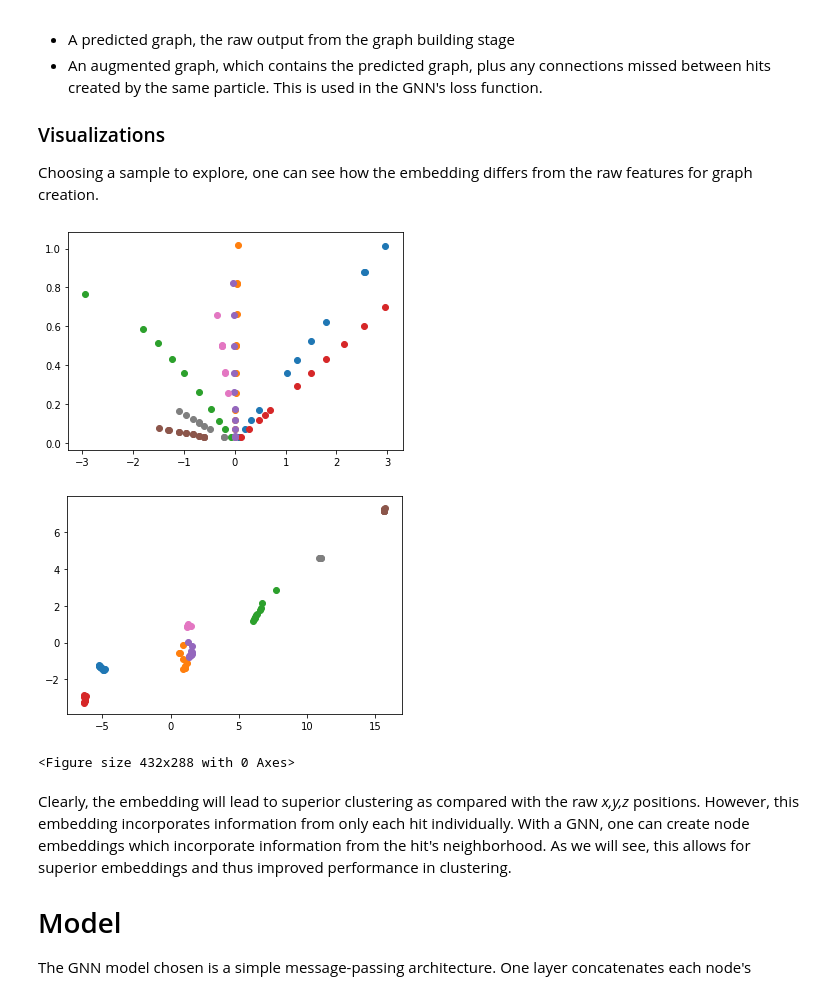
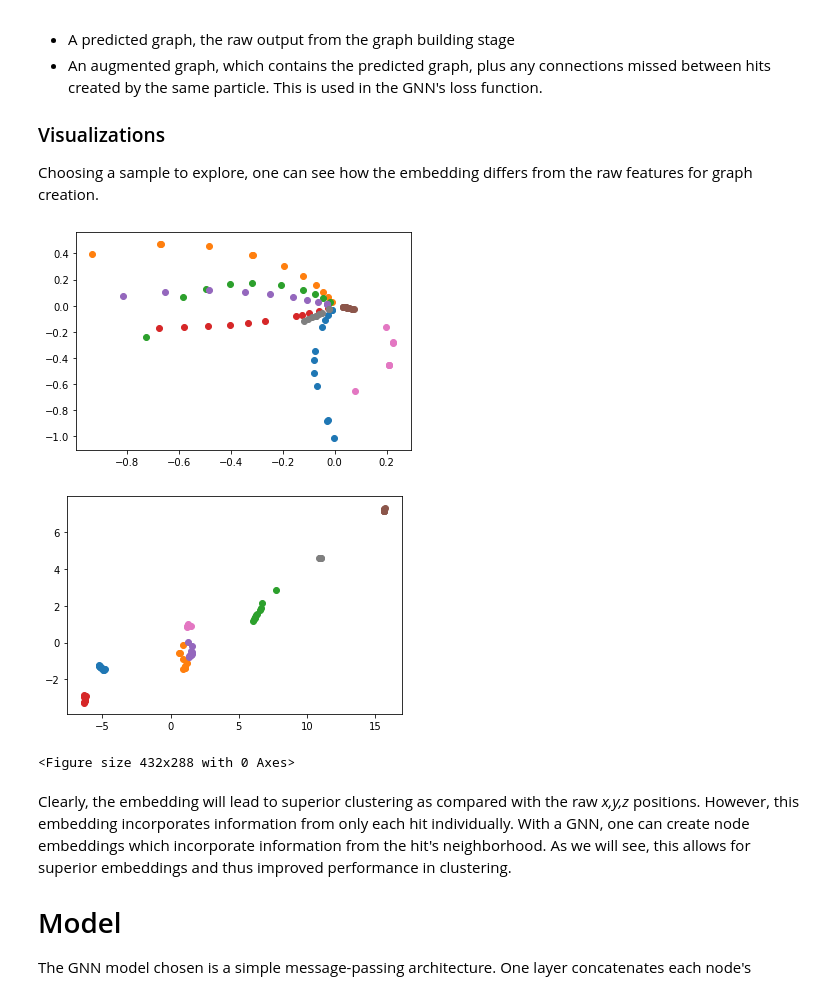
Before and after one commit to xkuang/KDD-2019-Hands-on, a Jupyter notebook: 2_clustering/gnn_cluster.ipynb, the cells around one changed output. Saved outputs shown, nothing was run; the diff lists cells and outputs as text; code cells hidden in the pictures.

Commit message:
Update clustering notebook

```diff
--- a/2_clustering/gnn_cluster.ipynb
+++ b/2_clustering/gnn_cluster.ipynb
@@ -34,26 +32,27 @@ Additionally, samples contain graphs as output from the previous stage which aim
 Choosing a sample to explore, one can see how the embedding differs from the raw features for graph creation.
 # %%
 import matplotlib.pyplot as plt
+%matplotlib inline
 
 def plot_clusters(x,y,pid):
     for g in np.unique(pid):
         i = np.where(pid == g)
         plt.scatter(x[i],y[i], label=g)
     plt.show()
     plt.clf()
 
 hits = samples[1]['hits']
 xyz = hits['xyz']
 emb = hits['emb']
 pid = hits['particle_id']
 
 # Hit coordinates
-plot_clusters(xyz[:,2], np.sqrt(xyz[:,0]**2 + xyz[:,1]**2), pid)
+plot_clusters(xyz[:,0], xyz[:,1], pid)
 
 # Emb coordinates
 plot_clusters(emb[:,0], emb[:,1], pid)
 # %% [output]
-[figure, old version]
+[figure, new version]
 [figure]
 <Figure size 432x288 with 0 Axes>
 # %% [markdown]
```
Also changed, not shown: parts of 31 cells of this notebook, 2 other files.
